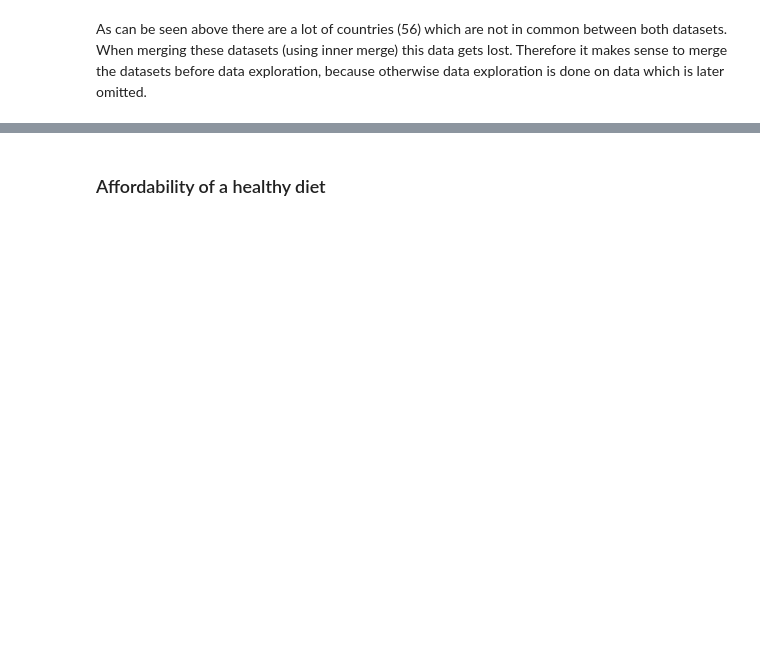
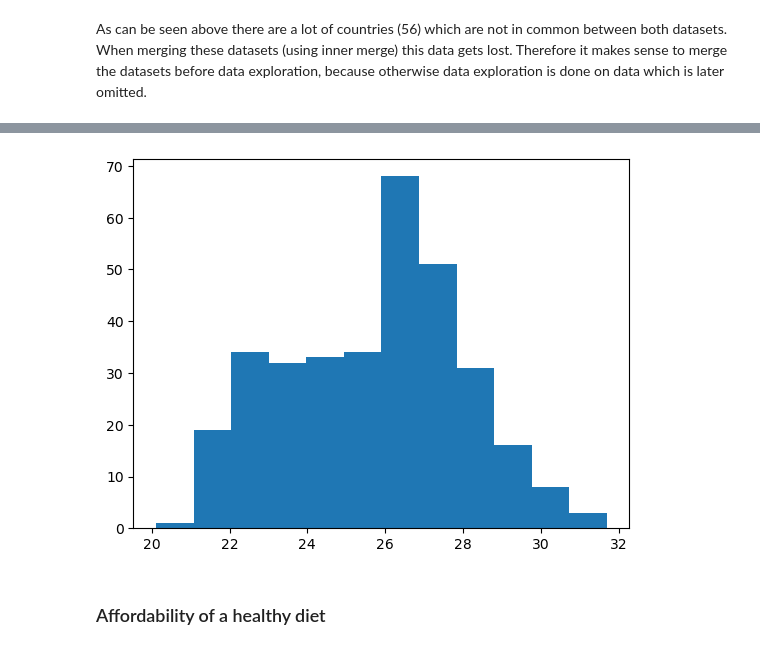
Before and after one commit to JobMaathuis/Affordability_healthy_diet_and_BMI, a Jupyter notebook: final_assignment.ipynb, the cells around one changed output, grey strips where cells are left out. Drawn from its saved outputs; the diff is of its cells as text; code cells hidden in the pictures; blank space fills up the shorter version.

```diff
--- a/final_assignment.ipynb
+++ b/final_assignment.ipynb
@@ -139,2 +196,7 @@ Name: Mean BMI, dtype: float64
+# %%
+plt.hist(df_merged['Mean BMI'], bins='auto')
+plt.show()
+# %% [output]
+[figure, added]
 # %% [markdown]
 ### Affordability of a healthy diet
```
Also changed, not shown: parts of 26 cells of this notebook.
